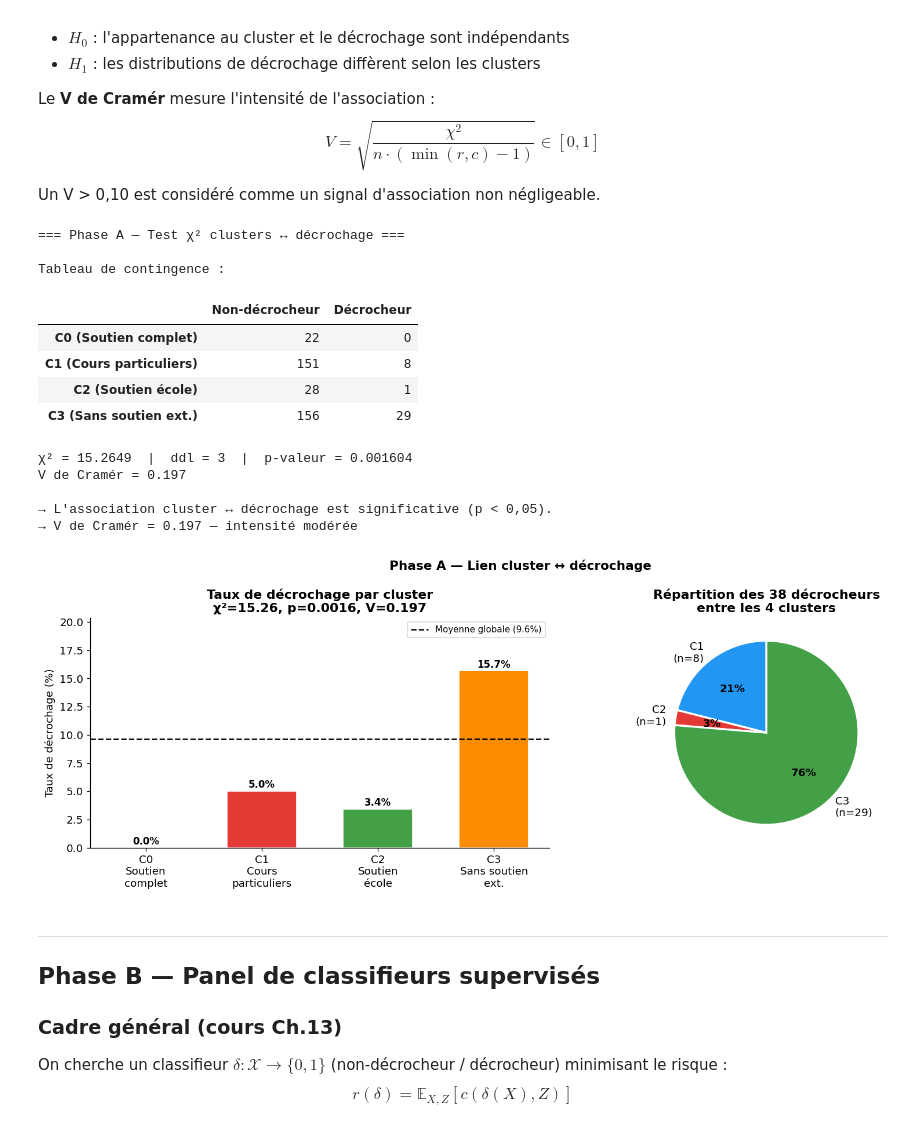
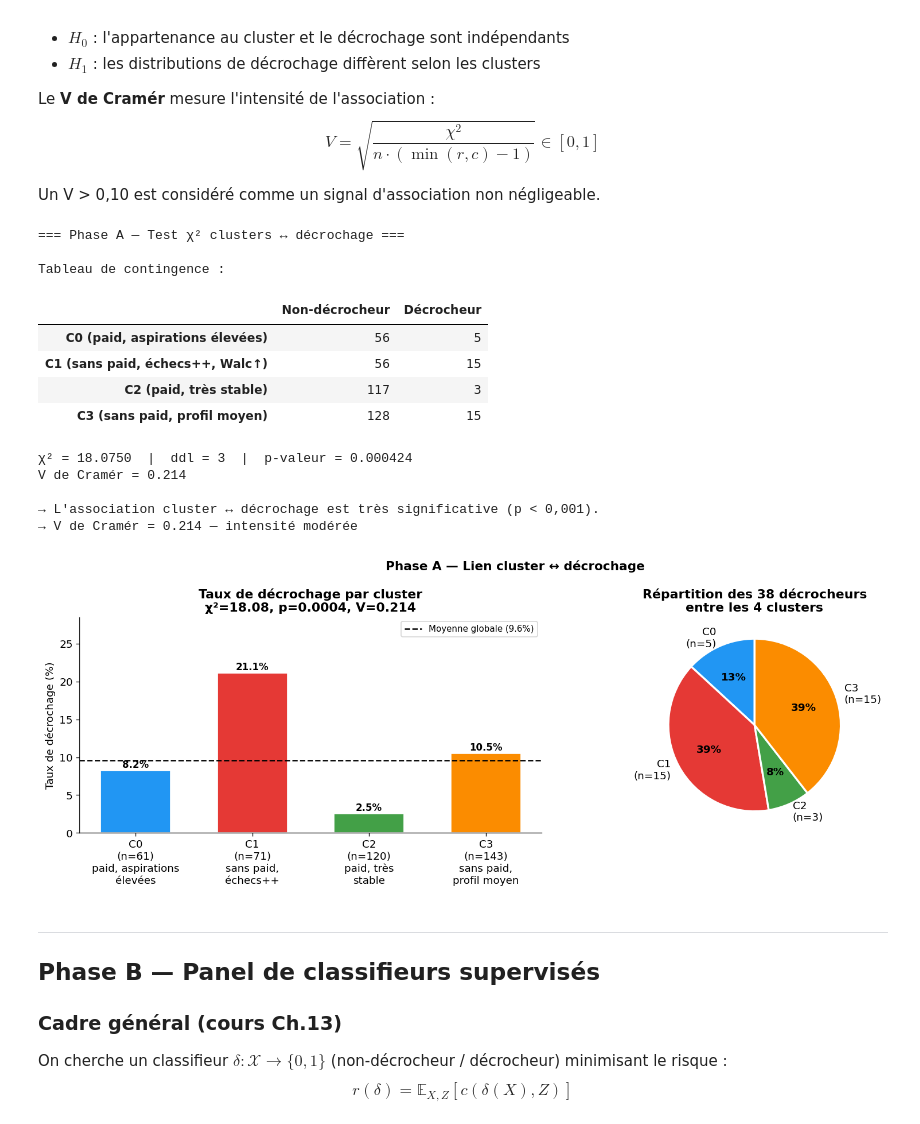
Before and after one commit to mathieupiekarz/ML_pstudents_studies, a Jupyter notebook: 02_apprentissage_supervise.ipynb, the cells around one changed output. Cells and saved outputs as stored; diff of their text form; code cells hidden in the pictures.

```diff
--- a/02_apprentissage_supervise.ipynb
+++ b/02_apprentissage_supervise.ipynb
@@ -60,8 +60,9 @@ PAL    = [BLEU, ROUGE, VERT, ORANGE]
 mat = pd.read_csv('Data/student-mat.csv')
 mat['decrocheur'] = ((mat['G3'] == 0) & (mat['G1'] > 0)).astype(int)
 
-VARS_NUM = ['failures', 'Medu', 'age']
-VARS_CAT = ['higher', 'paid', 'schoolsup']
+# 8 variables retenues dans NB02 (après ajout de Walc et romantic)
+VARS_NUM = ['failures', 'Medu', 'age', 'Walc']
+VARS_CAT = ['higher', 'paid', 'schoolsup', 'romantic']
 
 # Reconstruction identique à NB02
 from scipy.spatial.distance import squareform
@@ -80,7 +81,7 @@ for col in VARS_NUM:
 for col in VARS_CAT:
     v = df_bin[col].values
     D += (v[:,None] != v[None,:]).astype(float)
-D /= (len(VARS_NUM) + len(VARS_CAT))
+D /= (len(VARS_NUM) + len(VARS_CAT))   # 8 variables → division par 8
 np.fill_diagonal(D, 0)
 
 Qn = np.eye(n) - np.ones((n,n))/n
@@ -98,6 +99,14 @@ labels_cah = fcluster(Z_ward, 4, criterion='maxclust') - 1
 mat['cluster'] = labels_cah
 
 print(f"Dataset : {mat.shape[0]} élèves, {mat['decrocheur'].sum()} décrocheurs ({100*mat['decrocheur'].mean():.1f}%)")
+print(f"Variables de clustering : {VARS_NUM + VARS_CAT}")
 print(f"Clusters : {np.bincount(labels_cah)}")
+print()
+print("Profil par cluster :")
+print(f"{'Cluster':>9} {'n':>5} {'n_dec':>6} {'taux_dec':>10}")
+for k in range(4):
+    mk = labels_cah == k
+    nd = ((labels_cah == k) & (mat['decrocheur'] == 1)).sum()
+    print(f"  C{k}    {mk.sum():>5}  {nd:>6}  {100*nd/mk.sum():>9.1f}%")
 # %% [output]
 Dataset : 395 élèves, 38 décrocheurs (9.6%)
@@ -119,8 +136,11 @@ Un V > 0,10 est considéré comme un signal d'association non négligeable.
 # %%
 # ── Test χ² clusters ↔ décrochage ──
 ct = pd.crosstab(mat['cluster'], mat['decrocheur'])
-ct.index = ['C0 (Soutien complet)', 'C1 (Cours particuliers)',
-            'C2 (Soutien école)', 'C3 (Sans soutien ext.)']
+# Labels issus du profil NB02 (8 variables) : C1 = cluster à risque
+ct.index = ['C0 (paid, aspirations élevées)',
+            'C1 (sans paid, échecs++, Walc↑)',
+            'C2 (paid, très stable)',
+            'C3 (sans paid, profil moyen)']
 ct.columns = ['Non-décrocheur', 'Décrocheur']
 
 chi2, p, dof, expected = chi2_contingency(ct)
@@ -146,15 +166,15 @@ print(f"→ V de Cramér = {V:.3f} — {'intensité modérée' if V > 0.1 else '
 
 Tableau de contingence :
 |  | Non-décrocheur | Décrocheur |
-| C0 (Soutien complet) | 22 | 0 |
-| C1 (Cours particuliers) | 151 | 8 |
-| C2 (Soutien école) | 28 | 1 |
-| C3 (Sans soutien ext.) | 156 | 29 |
+| C0 (paid, aspirations élevées) | 56 | 5 |
+| C1 (sans paid, échecs++, Walc↑) | 56 | 15 |
+| C2 (paid, très stable) | 117 | 3 |
+| C3 (sans paid, profil moyen) | 128 | 15 |
-χ² = 15.2649  |  ddl = 3  |  p-valeur = 0.001604
-V de Cramér = 0.197
+χ² = 18.0750  |  ddl = 3  |  p-valeur = 0.000424
+V de Cramér = 0.214
 
-→ L'association cluster ↔ décrochage est significative (p < 0,05).
-→ V de Cramér = 0.197 — intensité modérée
+→ L'association cluster ↔ décrochage est très significative (p < 0,001).
+→ V de Cramér = 0.214 — intensité modérée
 # %%
 # ── Visualisation Phase A ──
 fig, axes = plt.subplots(1, 2, figsize=(14, 5))
@@ -162,41 +182,46 @@ fig, axes = plt.subplots(1, 2, figsize=(14, 5))
 # ── Barplot taux de décrochage par cluster ──
 ax = axes[0]
 taux = (mat.groupby('cluster')['decrocheur'].mean() * 100).values
-noms = ['C0\nSoutien\ncomplet', 'C1\nCours\nparticuliers',
-        'C2\nSoutien\nécole', 'C3\nSans soutien\next.']
+effectifs = mat.groupby('cluster').size().values
+
+# Noms descriptifs issus du profil NB02 (8 variables)
+noms = [f'C0\n(n={effectifs[0]})\npaid, aspirations\nélevées',
+        f'C1\n(n={effectifs[1]})\nsans paid,\néchecs++',
+        f'C2\n(n={effectifs[2]})\npaid, très\nstable',
+        f'C3\n(n={effectifs[3]})\nsans paid,\nprofil moyen']
+
 bars = ax.bar(noms, taux, color=PAL, edgecolor='white', width=0.6)
 ax.axhline(mat['decrocheur'].mean() * 100, color='black', lw=1.5,
            ls='--', label=f'Moyenne globale ({mat["decrocheur"].mean()*100:.1f}%)')
 for bar, t in zip(bars, taux):
-    ax.text(bar.get_x() + bar.get_width()/2, t + 0.3,
+    ax.text(bar.get_x() + bar.get_width()/2, t + 0.4,
             f'{t:.1f}%', ha='center', fontweight='bold', fontsize=10)
 ax.set_ylabel('Taux de décrochage (%)')
 ax.set_title(f'Taux de décrochage par cluster\n'
              f'χ²={chi2:.2f}, p={p:.4f}, V={V:.3f}', fontweight='bold')
 ax.legend(fontsize=9)
-ax.set_ylim(0, max(taux) * 1.3)
+ax.set_ylim(0, max(taux) * 1.35)
 
 # ── Répartition des décrocheurs entre clusters ──
 ax2 = axes[1]
 dec_per_cluster = mat[mat['decrocheur']==1].groupby('cluster').size()
-colors_pie = PAL[:4]
 wedges, texts, autotexts = ax2.pie(
     dec_per_cluster,
     labels=[f'C{k}\n(n={v})' for k, v in dec_per_cluster.items()],
-    colors=colors_pie,
+    colors=PAL[:4],
     autopct='%1.0f%%',
     startangle=90,
     wedgeprops=dict(edgecolor='white', linewidth=2)
 )
 for t in autotexts:
     t.set_fontweight('bold')
 ax2.set_title('Répartition des 38 décrocheurs\nentre les 4 clusters', fontweight='bold')
 
 plt.suptitle('Phase A — Lien cluster ↔ décrochage', fontsize=13, fontweight='bold')
 plt.tight_layout()
 plt.show()
 # %% [output]
-[figure, old version]
+[figure, new version]
 # %% [markdown]
 ---
 ## Phase B — Panel de classifieurs supervisés
```
Also changed, not shown: parts of 13 cells of this notebook.
